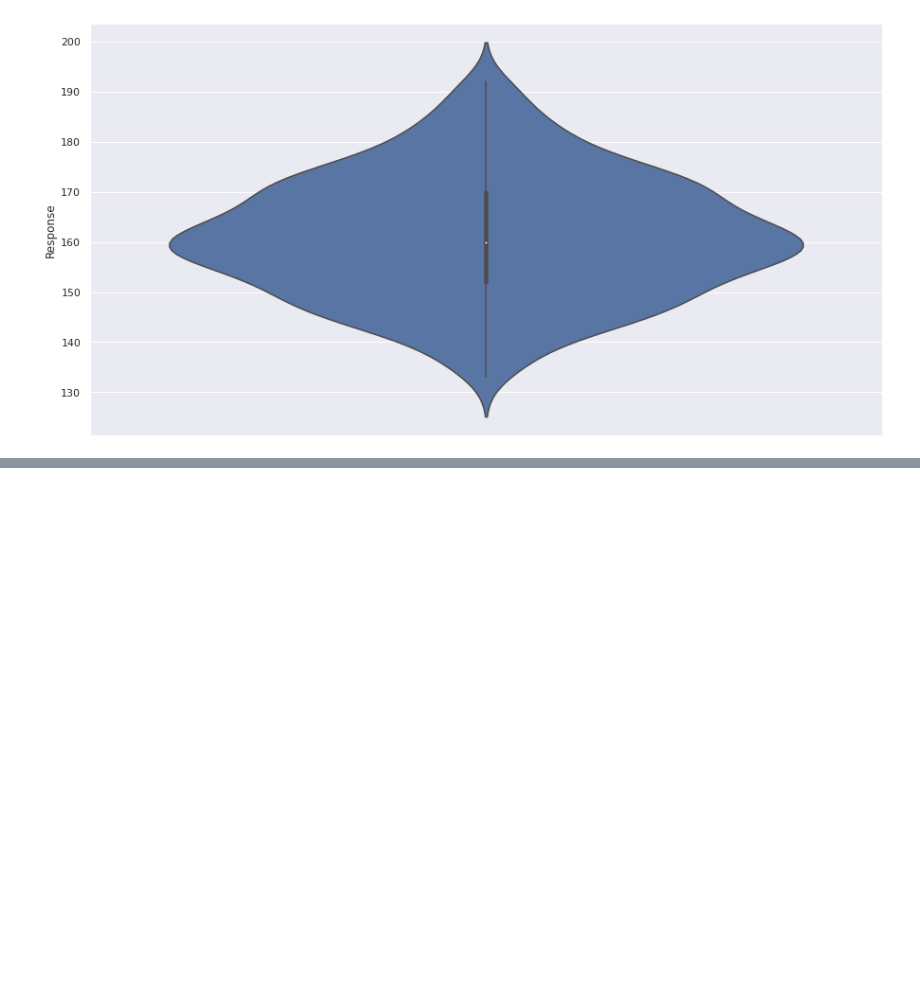
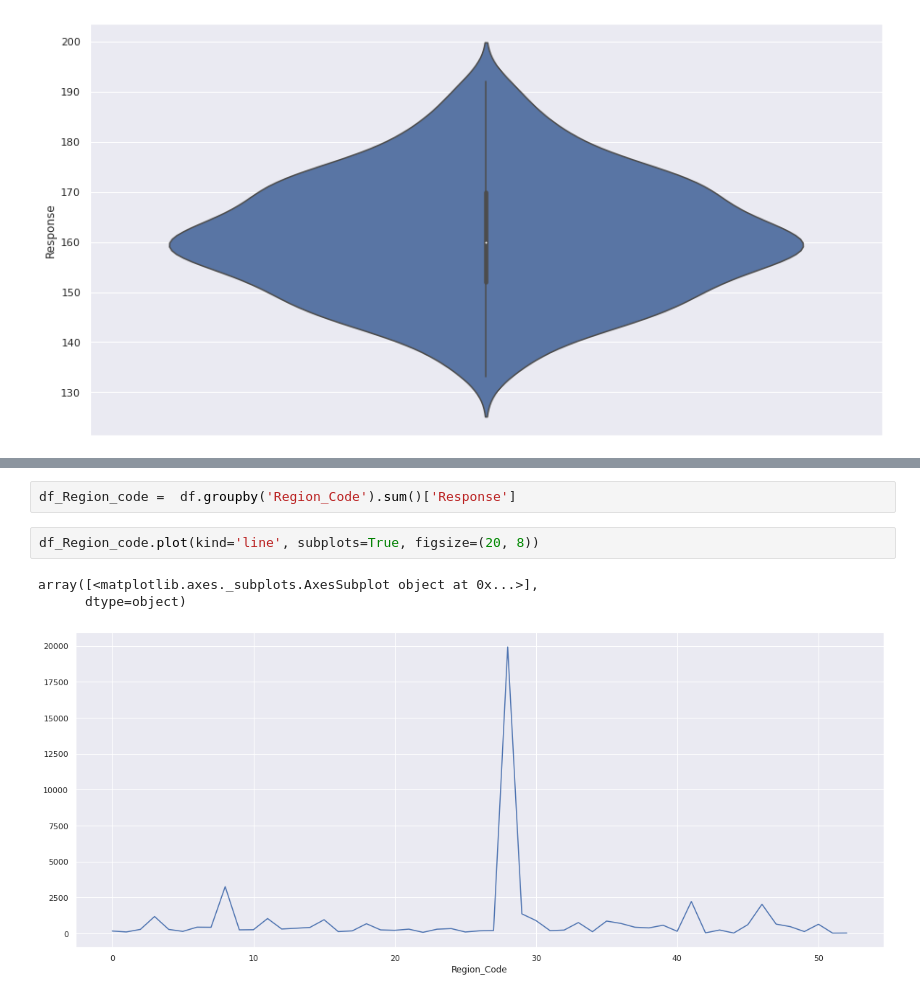
Before and after one commit to akifkashif/Health-Insurance-Prediction--Capstone-Project, a Jupyter notebook: Copy_of_HEALTH_INSURANCE_CROSS_SELL_PREDICTION.ipynb, the cells around one changed output, grey strips where cells are left out. Drawn from its saved outputs; the diff is of its cells as text; blank space fills up the shorter version.

```diff
--- a/Copy_of_HEALTH_INSURANCE_CROSS_SELL_PREDICTION.ipynb
+++ b/Copy_of_HEALTH_INSURANCE_CROSS_SELL_PREDICTION.ipynb
@@ -322,0 +370,8 @@ sns.violinplot(y=df_Vintage)
+# %%
+df_Region_code =  df.groupby('Region_Code').sum()['Response']
+# %%
+df_Region_code.plot(kind='line', subplots=True, figsize=(20, 8))
+# %% [output]
+array([<matplotlib.axes._subplots.AxesSubplot object at 0x...>],
+      dtype=object)
+[figure, added]
```
Also changed, not shown: parts of 48 cells of this notebook.
